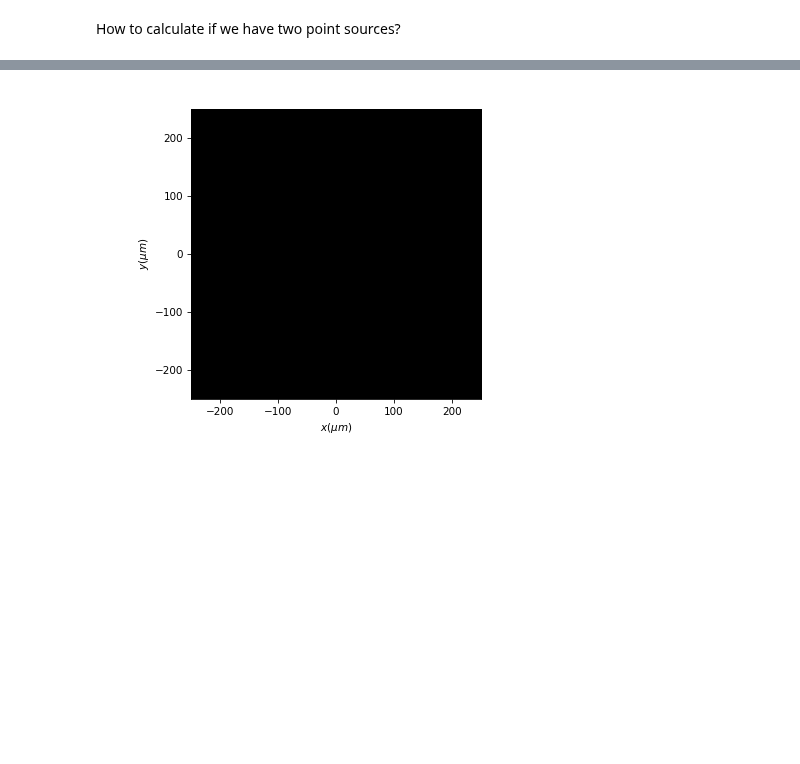
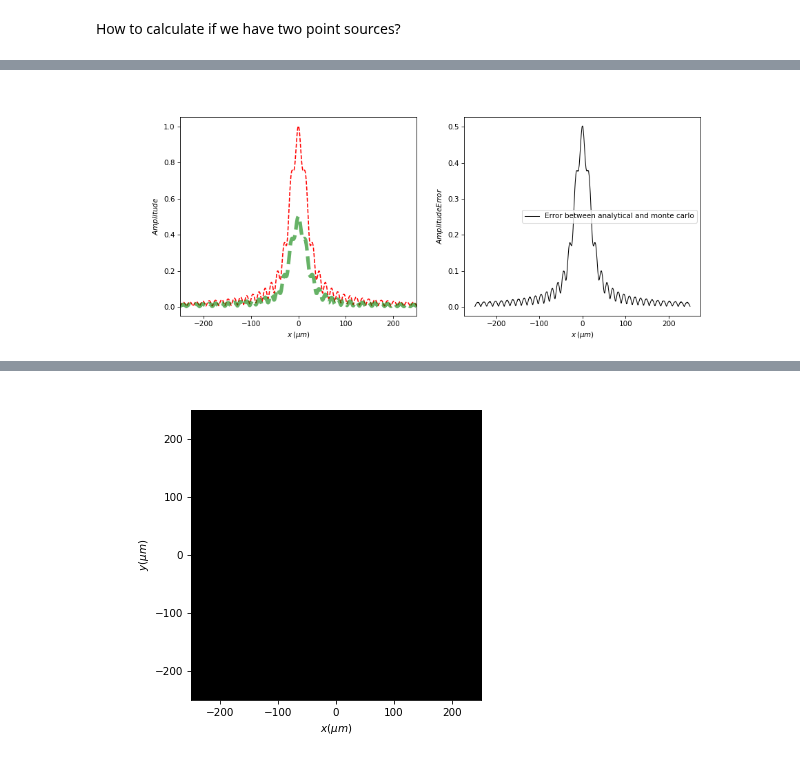
Before and after one commit to DavidLanders95/MonteCarloMS, a Jupyter notebook: montecarlodiffraction_pointsource_gist.ipynb, the cells around one changed output, grey strips where cells are left out. Saved outputs shown, nothing was run; the diff lists cells and outputs as text; code cells hidden in the pictures; blank space fills up the shorter version.

```diff
--- a/montecarlodiffraction_pointsource_gist.ipynb
+++ b/montecarlodiffraction_pointsource_gist.ipynb
@@ -339,5 +349,5 @@ print(samp_yx_coords)
 # %%
-r = np.sqrt((samp_yx_coords[1, 0, :, np.newaxis] - det_yx_coords[1, 0, :])**2 + z_prop**2)
+r = np.sqrt((samp_yx_coords[:, 1, np.newaxis] - det_yx_coords[:, 1])**2 + z_prop**2)
 k = (2 * np.pi) / wavelength
 
 analytic_point_source = 1.0 * np.exp(1j * k * r) / (r) * ((z_prop) / r) * (-1j * 1 / (wavelength)) * np.exp(1j * k * z_prop * np.pi)
@@ -345,8 +355,10 @@ analytic_point_source = np.sum(analytic_point_source, axis = 0)
 # %%
 num_rays=int(1e9)
 
-sample_yx_coords = cp.asarray(samp_yx_coords)
+# Assuming sample_yx_coords and det_yx_coords are defined elsewhere and are numpy arrays, convert them:
+samp_yx_coords = cp.asarray(samp_yx_coords)
 det_yx_coords = cp.asarray(det_yx_coords)
+det_yx_idx = cp.asarray(det_yx_idx)
 
 # Initialize final image and aperture phase shifts arrays on GPU
 final_image_real = cp.zeros([num_px_det_y, num_px_det_x], dtype=cp.float64)
@@ -355,11 +367,32 @@ final_image_imag = cp.zeros([num_px_det_y, num_px_det_x], dtype=cp.float64)
 final_image = monte_carlo_diffraction_cupy(num_rays,
                                            final_image_real,
                                            final_image_imag,
-                                           det_px_width_x * det_px_width_x,
-                                           sample_yx_coords,
+                                           det_px_width_x,
+                                           samp_yx_coords,
                                            det_yx_coords,
+                                           det_yx_idx,
                                            z_prop,
                                            wavelength)
 
 det_yx_coords = cp.asnumpy(det_yx_coords)
 final_image = cp.asnumpy(final_image)
+# %%
+
+
+fig, ax = plt.subplots(figsize = (13, 5), nrows = 1, ncols = 2)
+
+ax[0].set_xlabel('$x\,(\mu m)$')
+ax[0].set_ylabel('$Amplitude$')
+ax[0].set_xlim(left=det_yx_coords[0, 1], right=det_yx_coords[-1, 1])
+ax[0].plot(det_yx_coords[:, 1], np.abs(analytic_point_source), '--r', label='Spherical Wave Analytic')
+ax[0].plot(det_yx_coords[:, 1], np.abs(final_image[0, :]), '--g', label='Spherical Wave Monte Carlo', linewidth = 5, alpha = 0.6)
+# ax[0].plot(det_yx_coords[:, 1], np.abs(u2.u), '-k', label='Diffraction RayLeigh Sommerfeld')
+# print(np.abs(u2.u) / np.abs(final_image[0, :]))
+ax[1].set_xlabel('$x\,(\mu m)$')
+ax[1].set_ylabel('$Amplitude Error$')
+ax[1].plot(det_yx_coords[:, 1], np.abs(np.abs(final_image[0, :]) - np.abs(analytic_point_source)), 'k', label='Error between analytical and monte carlo', linewidth = 1, alpha = 1)
+plt.legend()
+
+mempool.free_all_blocks()
+# %% [output]
+[figure, added]
```
Also changed, not shown: parts of 14 cells of this notebook.
